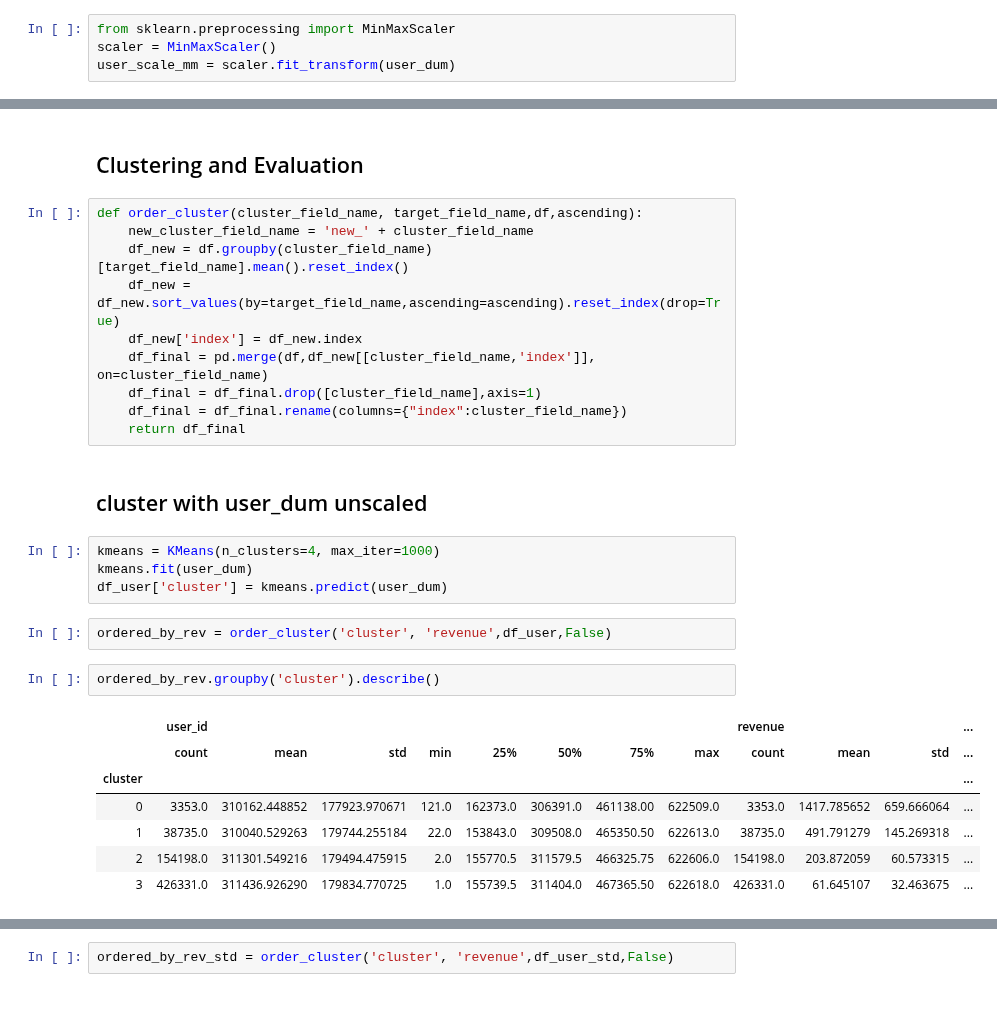
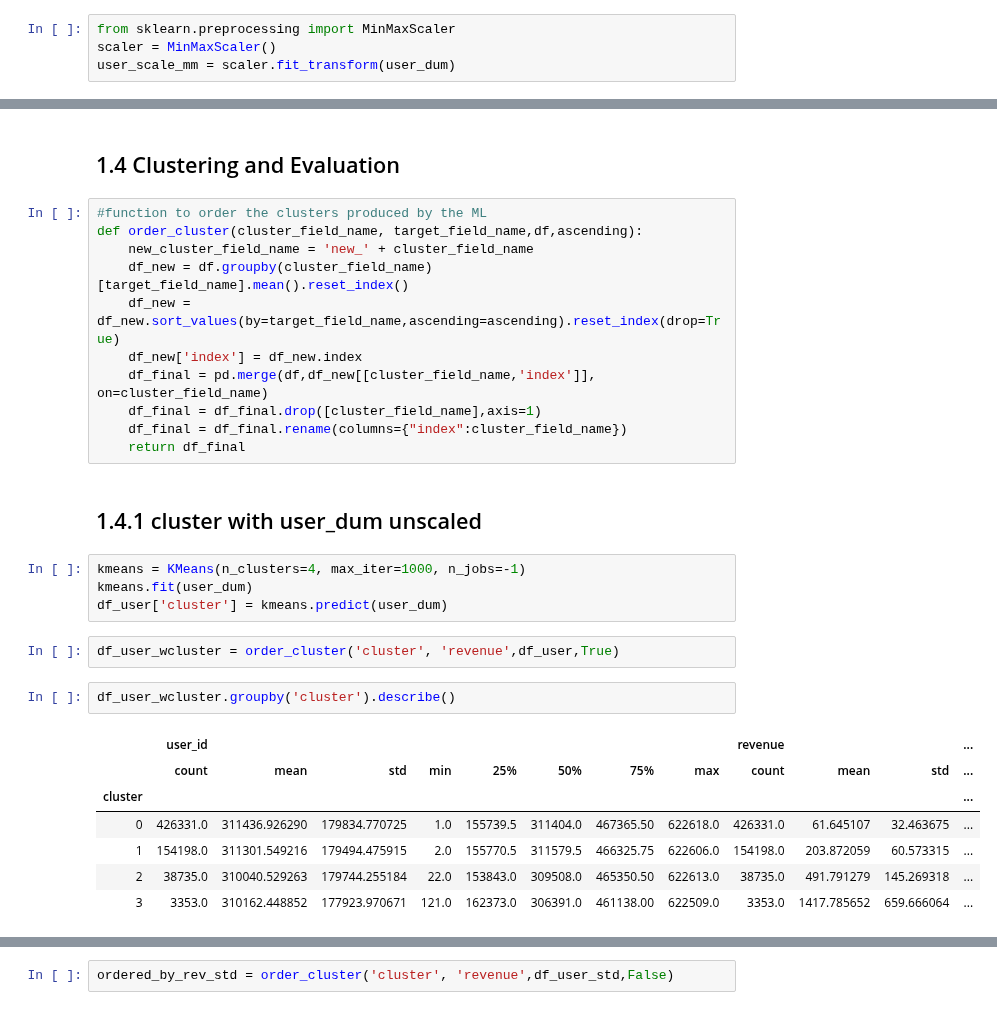
Before and after one commit to s-lau-42/Project_3_Online_Shop_Analysis, a Jupyter notebook: Clustering.ipynb, the cells around one changed output, grey strips where cells are left out. Cells and saved outputs as stored; diff of their text form.

```diff
--- a/Clustering.ipynb
+++ b/Clustering.ipynb
@@ -115,6 +169,7 @@ plt.show()
 # %% [markdown]
-## Clustering and Evaluation
+## 1.4 Clustering and Evaluation
 # %%
+#function to order the clusters produced by the ML
 def order_cluster(cluster_field_name, target_field_name,df,ascending):
     new_cluster_field_name = 'new_' + cluster_field_name
     df_new = df.groupby(cluster_field_name)[target_field_name].mean().reset_index()
@@ -125,21 +180,21 @@ def order_cluster(cluster_field_name, target_field_name,df,ascending):
     df_final = df_final.rename(columns={"index":cluster_field_name})
     return df_final
 # %% [markdown]
-## cluster with user_dum unscaled
+## 1.4.1 cluster with user_dum unscaled
 # %%
-kmeans = KMeans(n_clusters=4, max_iter=1000)
+kmeans = KMeans(n_clusters=4, max_iter=1000, n_jobs=-1)
 kmeans.fit(user_dum)
 df_user['cluster'] = kmeans.predict(user_dum)
 # %%
-ordered_by_rev = order_cluster('cluster', 'revenue',df_user,False)
+df_user_wcluster = order_cluster('cluster', 'revenue',df_user,True)
 # %%
-ordered_by_rev.groupby('cluster').describe()
+df_user_wcluster.groupby('cluster').describe()
 # %% [output]
 |  | user_id |  |  |  |  |  |  |  | revenue |  |  | ... |
 |  | count | mean | std | min | 25% | 50% | 75% | max | count | mean | std | ... |
 | cluster |  |  |  |  |  |  |  |  |  |  |  | ... |
-| 0 | 3353.0 | 310162.448852 | 177923.970671 | 121.0 | 162373.0 | 306391.0 | 461138.00 | 622509.0 | 3353.0 | 1417.785652 | 659.666064 | ... |
-| 1 | 38735.0 | 310040.529263 | 179744.255184 | 22.0 | 153843.0 | 309508.0 | 465350.50 | 622613.0 | 38735.0 | 491.791279 | 145.269318 | ... |
-| 2 | 154198.0 | 311301.549216 | 179494.475915 | 2.0 | 155770.5 | 311579.5 | 466325.75 | 622606.0 | 154198.0 | 203.872059 | 60.573315 | ... |
-| 3 | 426331.0 | 311436.926290 | 179834.770725 | 1.0 | 155739.5 | 311404.0 | 467365.50 | 622618.0 | 426331.0 | 61.645107 | 32.463675 | ... |
+| 0 | 426331.0 | 311436.926290 | 179834.770725 | 1.0 | 155739.5 | 311404.0 | 467365.50 | 622618.0 | 426331.0 | 61.645107 | 32.463675 | ... |
+| 1 | 154198.0 | 311301.549216 | 179494.475915 | 2.0 | 155770.5 | 311579.5 | 466325.75 | 622606.0 | 154198.0 | 203.872059 | 60.573315 | ... |
+| 2 | 38735.0 | 310040.529263 | 179744.255184 | 22.0 | 153843.0 | 309508.0 | 465350.50 | 622613.0 | 38735.0 | 491.791279 | 145.269318 | ... |
+| 3 | 3353.0 | 310162.448852 | 177923.970671 | 121.0 | 162373.0 | 306391.0 | 461138.00 | 622509.0 | 3353.0 | 1417.785652 | 659.666064 | ... |
 # %%
```
Also changed, not shown: parts of 51 cells of this notebook.
